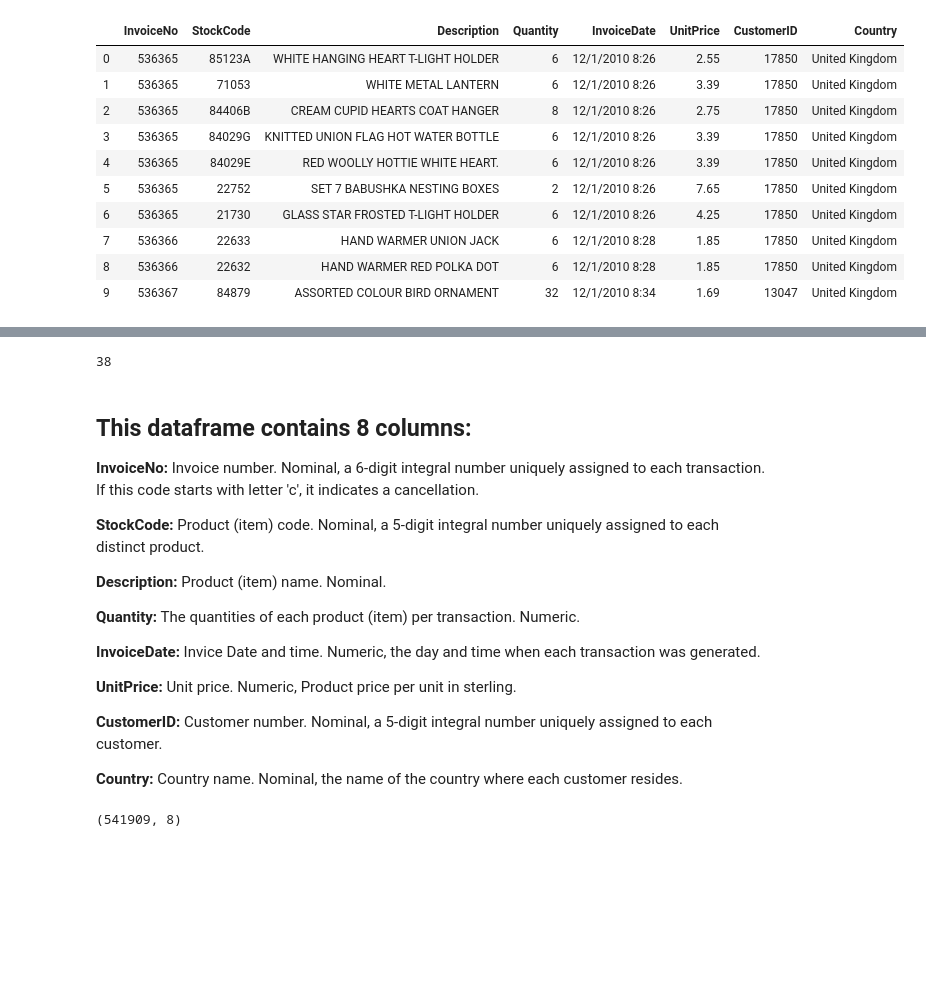
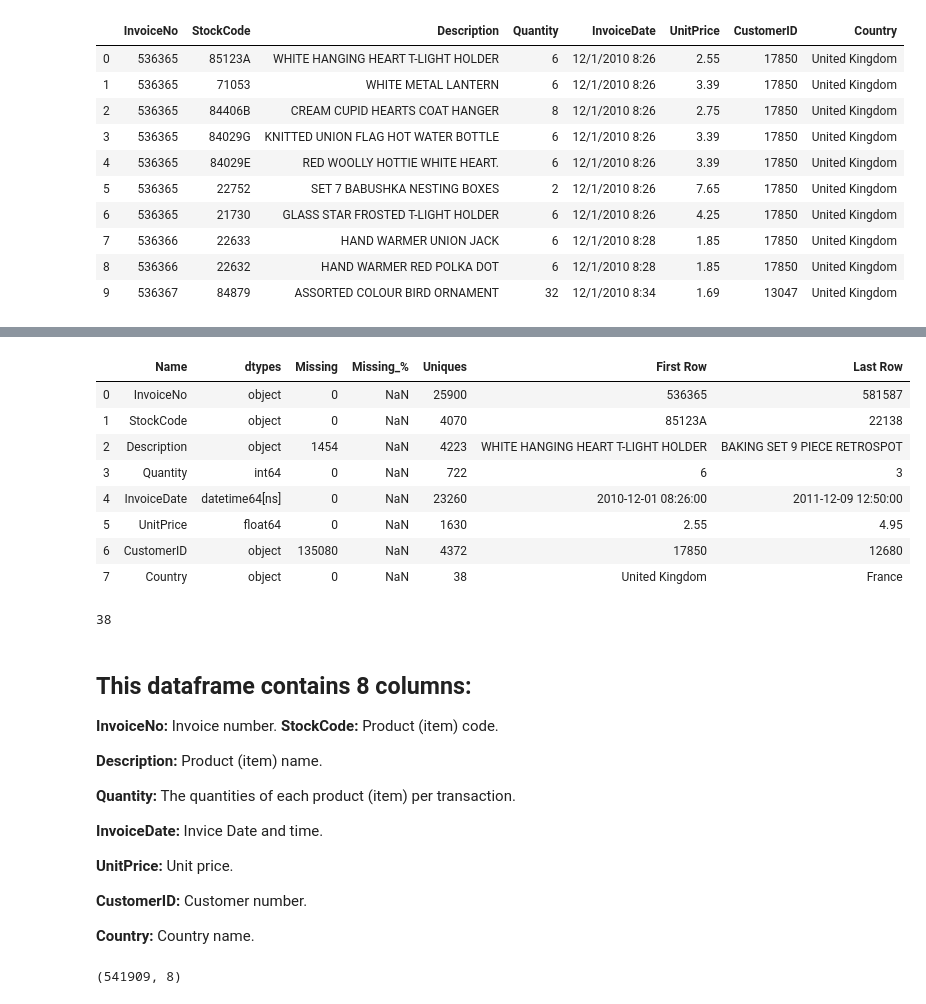
Before and after one commit to Galdina/OneDayProjects, a Jupyter notebook: CustomerSegmentation/CustomerSeg.ipynb, the cells around one changed output, grey strips where cells are left out. Drawn from its saved outputs; the diff is of its cells as text; code cells hidden in the pictures; blank space fills up the shorter version.

```diff
--- a/CustomerSegmentation/CustomerSeg.ipynb
+++ b/CustomerSegmentation/CustomerSeg.ipynb
@@ -58,0 +64,13 @@ Number of rows: 541909, number of columns: 8
+# %%
+df = df_original
+print("Number of rows: {0}, number of columns: {1}".format(df.shape[0], df.shape[1]))
+sum_ = pd.DataFrame(df.dtypes, columns=['dtypes'])
+sum_ = sum_.reset_index()
+sum_['Name'] = sum_['index']
+sum_ = sum_[['Name', 'dtypes']]
+sum_['Missing'] = df.isnull().sum().values
+sum_['Missing_%'] = sum_.append(pd.DataFrame(df.isnull().sum()/df.shape[0]*100).T.
+                         rename(index={0:'null values (%)'}))
+sum_['Uniques'] = df.nunique().values
+sum_['First Row'] = df.loc[0].values
+sum_['Last Row'] = df.loc[df.shape[0]-1].values
@@ -59,3 +87,15 @@ Number of rows: 541909, number of columns: 8
+# %%
+sum_
+# %% [output]
+|  | Name | dtypes | Missing | Missing_% | Uniques | First Row | Last Row |
+| 0 | InvoiceNo | object | 0 | NaN | 25900 | 536365 | 581587 |
+| 1 | StockCode | object | 0 | NaN | 4070 | 85123A | 22138 |
+| 2 | Description | object | 1454 | NaN | 4223 | WHITE HANGING HEART T-LIGHT HOLDER | BAKING SET 9 PIECE RETROSPOT |
+| 3 | Quantity | int64 | 0 | NaN | 722 | 6 | 3 |
+| 4 | InvoiceDate | datetime64[ns] | 0 | NaN | 23260 | 2010-12-01 08:26:00 | 2011-12-09 12:50:00 |
+| 5 | UnitPrice | float64 | 0 | NaN | 1630 | 2.55 | 4.95 |
+| 6 | CustomerID | object | 135080 | NaN | 4372 | 17850 | 12680 |
+| 7 | Country | object | 0 | NaN | 38 | United Kingdom | France |
 # %%
 df_original['Country'].nunique()
 # %% [output]
@@ -63,21 +103,20 @@ df_original['Country'].nunique()
 # %% [markdown]
 ## This dataframe contains 8 columns:
 
-**InvoiceNo:** Invoice number. Nominal, a 6-digit integral number uniquely assigned to each transaction. If this code starts with letter 'c', it indicates a cancellation.
+**InvoiceNo:** Invoice number.
+**StockCode:** Product (item) code.
 
-**StockCode:** Product (item) code. Nominal, a 5-digit integral number uniquely assigned to each distinct product.
+**Description:** Product (item) name.
 
-**Description:** Product (item) name. Nominal.
+**Quantity:** The quantities of each product (item) per transaction.
 
-**Quantity:** The quantities of each product (item) per transaction. Numeric.
+**InvoiceDate:** Invice Date and time.
 
-**InvoiceDate:** Invice Date and time. Numeric, the day and time when each transaction was generated.
+**UnitPrice:** Unit price.
 
-**UnitPrice:** Unit price. Numeric, Product price per unit in sterling.
+**CustomerID:** Customer number.
 
-**CustomerID:** Customer number. Nominal, a 5-digit integral number uniquely assigned to each customer.
-
-**Country:** Country name. Nominal, the name of the country where each customer resides.
+**Country:** Country name.
 # %%
 df_original.shape
 # %% [output]
```
Also changed, not shown: parts of 3 cells of this notebook, 1 other file.
